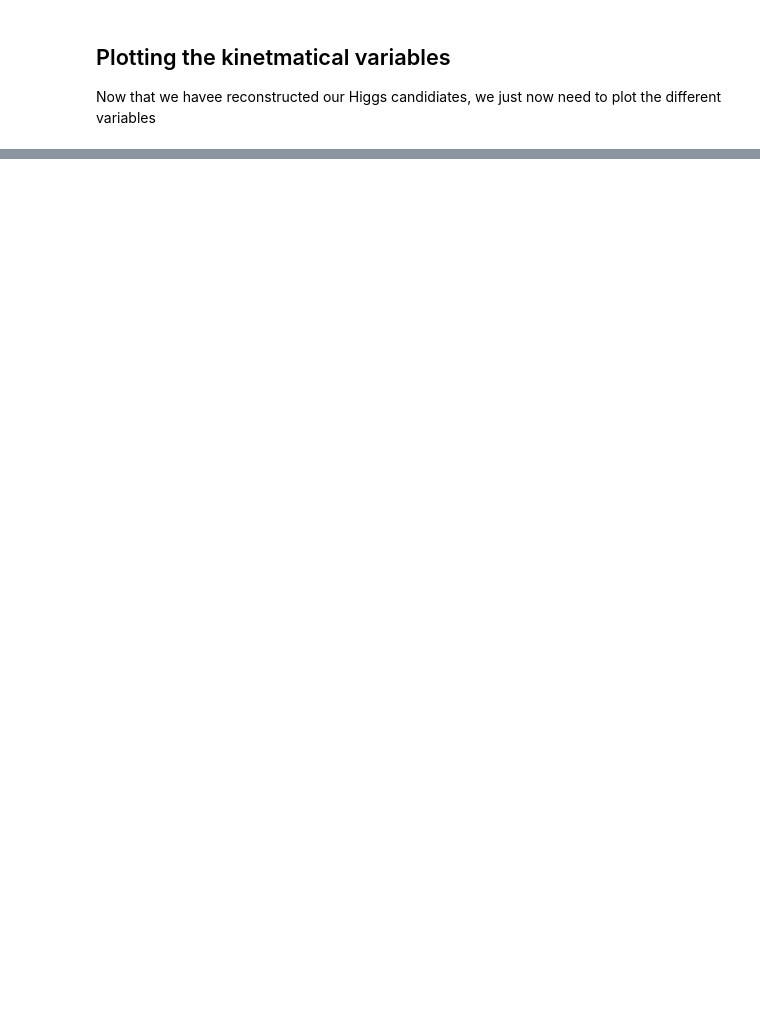
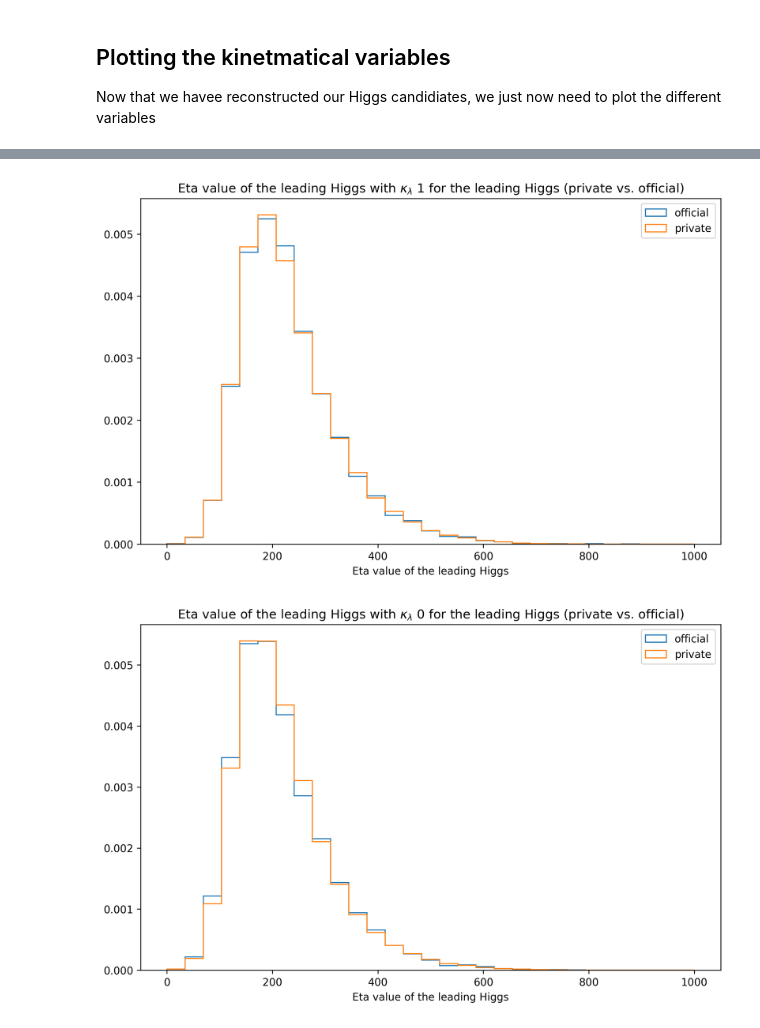
Before and after one commit to thierryharte/HH4b_SPANet, a Jupyter notebook: notebooks/kinematic_var_kl_plots.ipynb, the cells around one changed output, grey strips where cells are left out. Cells and saved outputs as stored; diff of their text form; code cells hidden in the pictures; blank space fills up the shorter version.

```diff
--- a/notebooks/kinematic_var_kl_plots.ipynb
+++ b/notebooks/kinematic_var_kl_plots.ipynb
@@ -255,0 +447,18 @@ Now that we havee reconstructed our Higgs candidiates, we just now need to plot
+# %%
+def plot_higgs_pt(official_data, private_data, kl_value, higgs_number):
+    plt.figure(figsize=(10, 6))
+    plt.hist(official_data.pt, bins=np.linspace(0, 1000, 30), histtype="step", label="official", density=True)
+    plt.hist(private_data.pt, bins=np.linspace(0, 1000, 30), histtype="step", label="private", density=True)
+
+    plt.xlabel("Eta value of the leading Higgs")
+    plt.title(f"Eta value of the leading Higgs with $\\kappa_\\lambda$ {kl_value} for the {higgs_number} Higgs (private vs. official)")
+    plt.legend()
+    plt.show()
+
+plot_higgs_pt(reco_higgs_1_kl_1_official, reco_higgs_1_kl_1_private, 1, "leading")
+plot_higgs_pt(reco_higgs_1_kl_0_official, reco_higgs_1_kl_0_private, 0, "leading")
+plot_higgs_pt(reco_higgs_1_kl_2p45_official, reco_higgs_1_kl_2p45_private, 2.45, "leading")
+plot_higgs_pt(reco_higgs_1_kl_5_official, reco_higgs_1_kl_5_private, 5, "leading")
+# %% [output]
+[figure, added]
+[figure, added]
```
Also changed, not shown: parts of 25 cells of this notebook.
